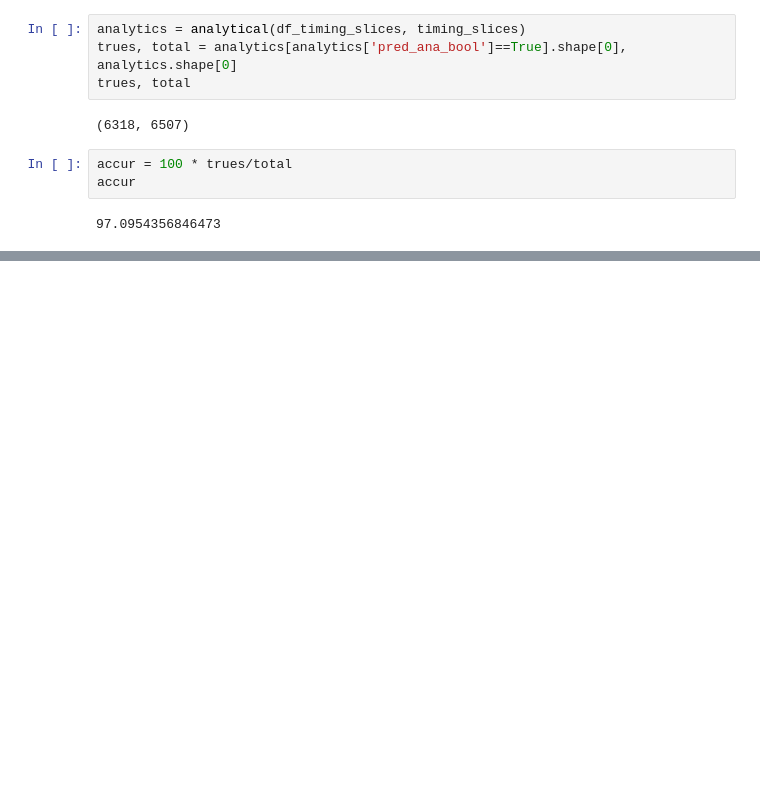
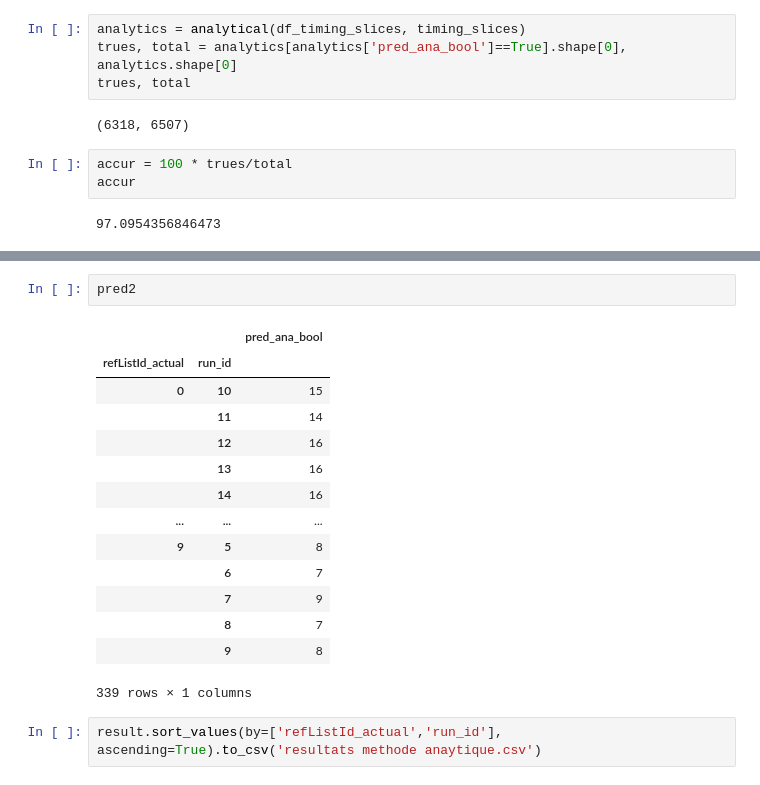
Before and after one commit to oceanelinxi/Projet_RFID, a Jupyter notebook: MLRFID_Projet_S8.ipynb, the cells around one changed output, grey strips where cells are left out. Cells and saved outputs as stored; diff of their text form; blank space fills up the shorter version.

```diff
--- a/MLRFID_Projet_S8.ipynb
+++ b/MLRFID_Projet_S8.ipynb
@@ -500,0 +559,19 @@ accur
+# %%
+pred2
+# %% [output]
+|  |  | pred_ana_bool |
+| refListId_actual | run_id |  |
+| 0 | 10 | 15 |
+|  | 11 | 14 |
+|  | 12 | 16 |
+|  | 13 | 16 |
+|  | 14 | 16 |
+| ... | ... | ... |
+| 9 | 5 | 8 |
+|  | 6 | 7 |
+|  | 7 | 9 |
+|  | 8 | 7 |
+|  | 9 | 8 |
+339 rows × 1 columns
+# %%
+result.sort_values(by=['refListId_actual','run_id'], ascending=True).to_csv('resultats methode anaytique.csv')
```
Also changed, not shown: parts of 11 cells of this notebook, 1 other file.
